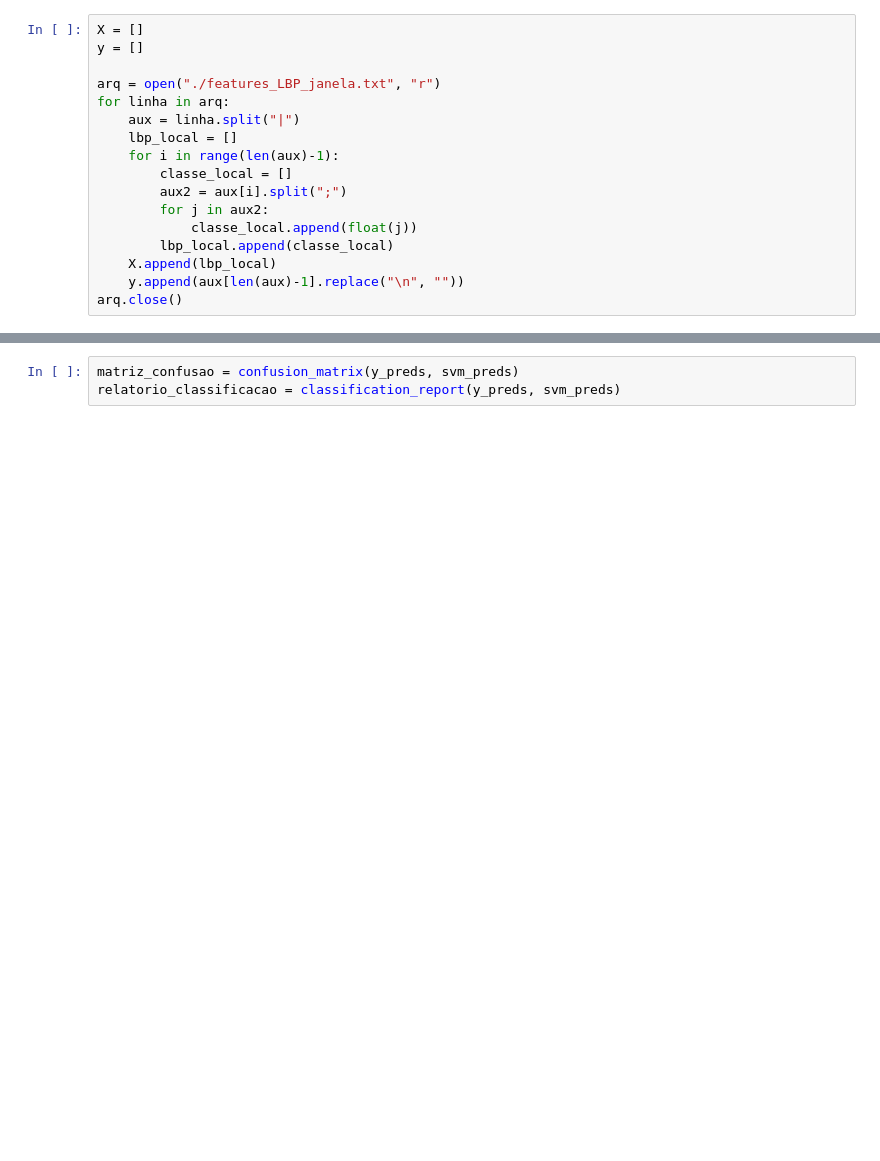
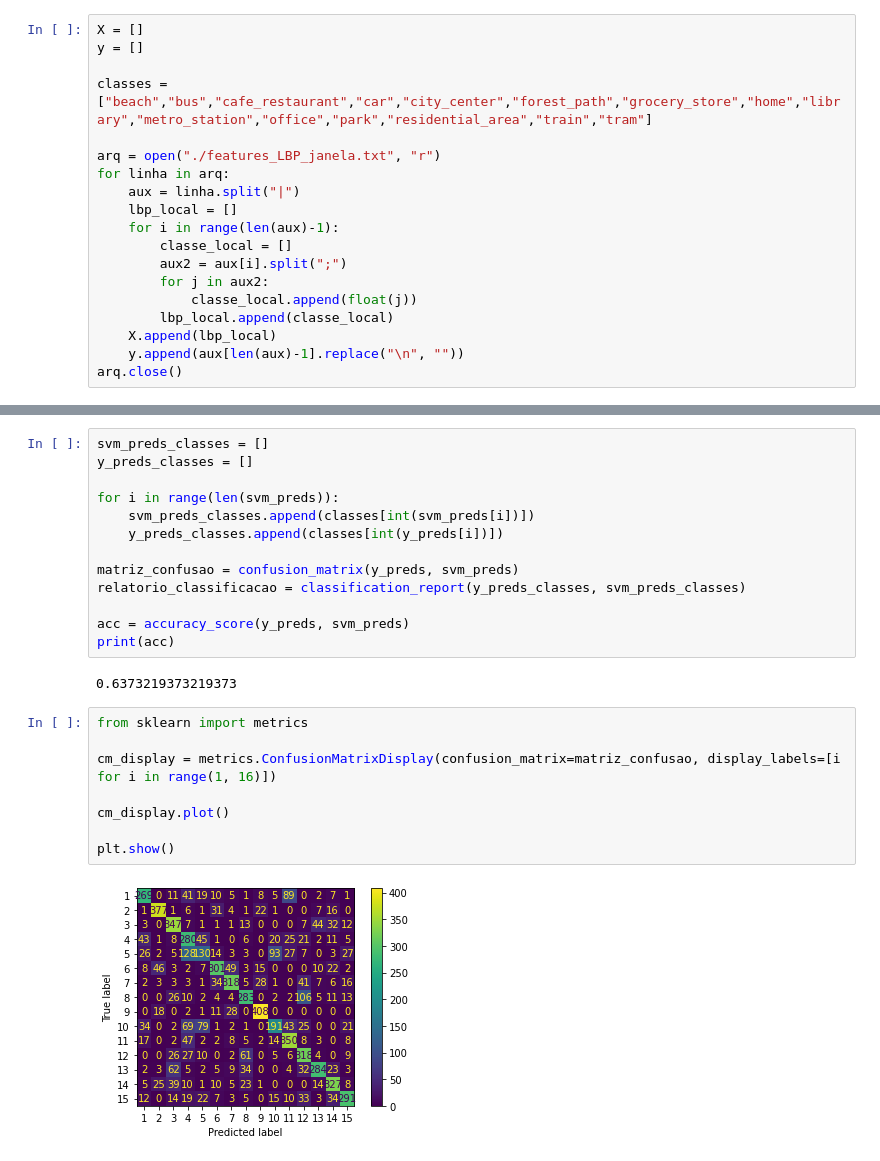
Before and after one commit to staubjoao/pibic_uem2.0, a Jupyter notebook: maintTUT_2026_k_fold.ipynb, the cells around one changed output, grey strips where cells are left out. Drawn from its saved outputs; the diff is of its cells as text; blank space fills up the shorter version.

```diff
--- a/maintTUT_2026_k_fold.ipynb
+++ b/maintTUT_2026_k_fold.ipynb
@@ -5,6 +35,8 @@ from sklearn.metrics import accuracy_score, confusion_matrix, classification_rep
 # %%
 X = []
 y = []
+
+classes = ["beach","bus","cafe_restaurant","car","city_center","forest_path","grocery_store","home","library","metro_station","office","park","residential_area","train","tram"]
 
 arq = open("./features_LBP_janela.txt", "r")
 for linha in arq:
@@ -95,6 +127,28 @@ Treinamento para o fold 5 ...
-# %%
-matriz_confusao = confusion_matrix(y_preds, svm_preds)
-relatorio_classificacao = classification_report(y_preds, svm_preds)
+# %%
+svm_preds_classes = []
+y_preds_classes = []
+
+for i in range(len(svm_preds)):
+    svm_preds_classes.append(classes[int(svm_preds[i])])
+    y_preds_classes.append(classes[int(y_preds[i])])
+
+matriz_confusao = confusion_matrix(y_preds, svm_preds)
+relatorio_classificacao = classification_report(y_preds_classes, svm_preds_classes)
+
+acc = accuracy_score(y_preds, svm_preds)
+print(acc)
+# %% [output]
+0.6373219373219373
+# %%
+from sklearn import metrics
+
+cm_display = metrics.ConfusionMatrixDisplay(confusion_matrix=matriz_confusao, display_labels=[i for i in range(1, 16)])
+
+cm_display.plot()
+
+plt.show()
+# %% [output]
+[figure, added]
 # %%
 print(relatorio_classificacao)
 # %% [output]
```
Also changed, not shown: parts of 4 cells of this notebook, 6 other files.
